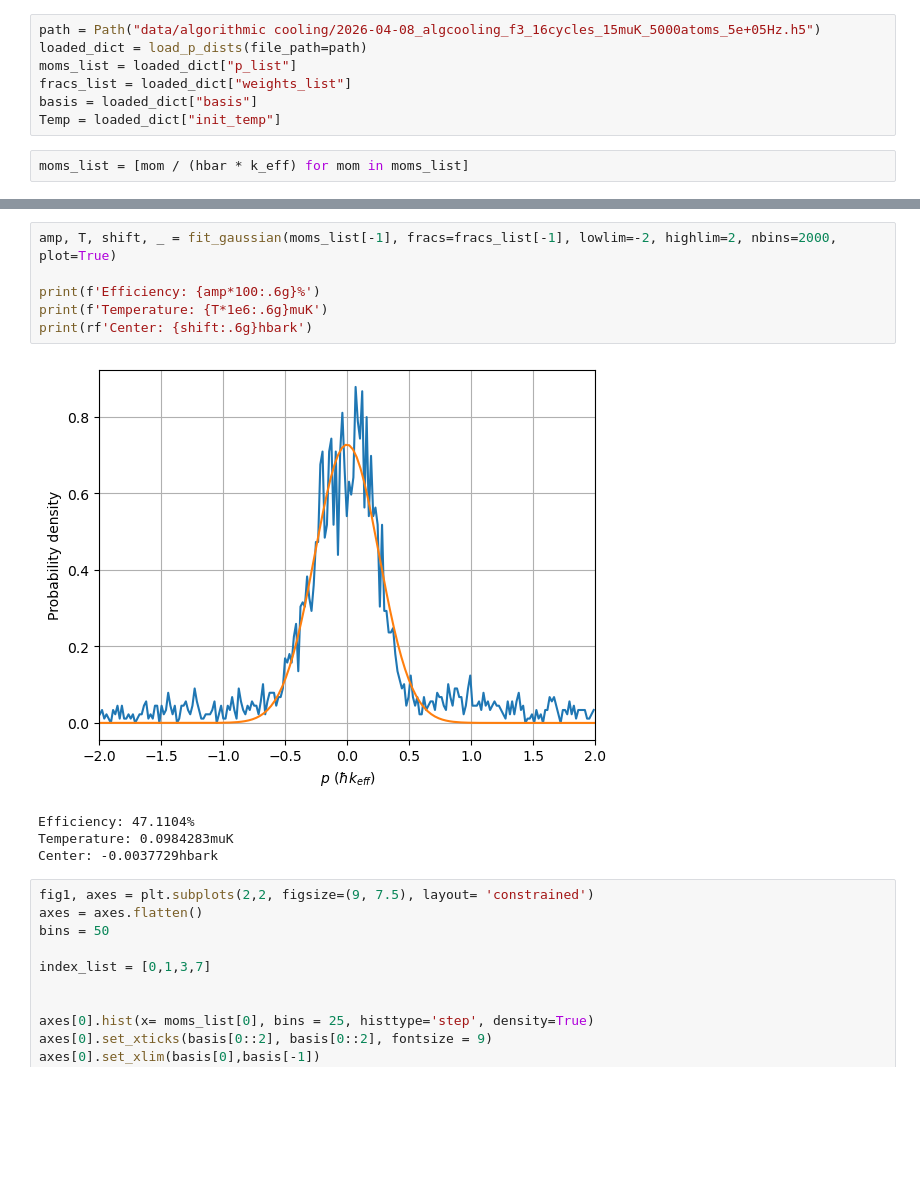
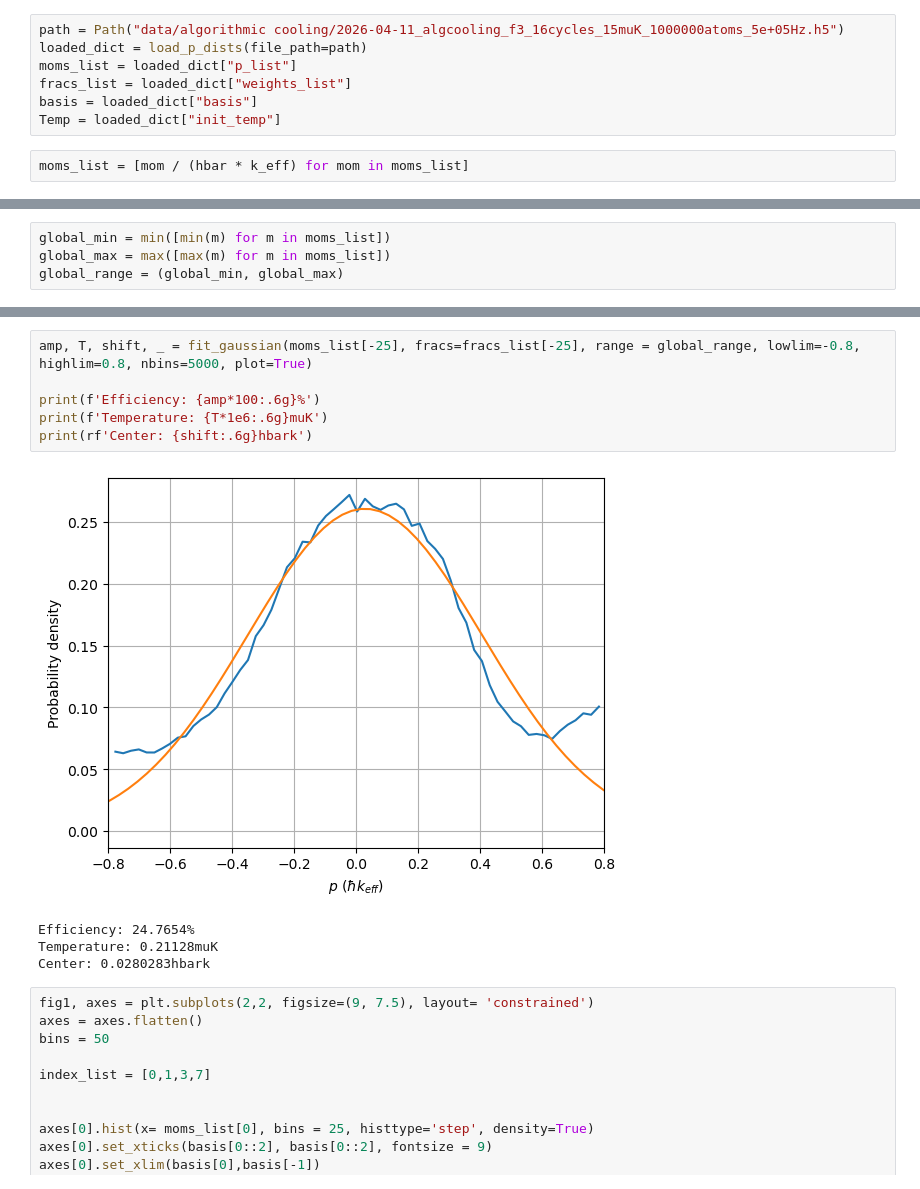
Before and after one commit to tr2g20/simulations, a Jupyter notebook: alg_cooling_2.ipynb, the cells around one changed output, grey strips where cells are left out. Saved outputs shown, nothing was run; the diff lists cells and outputs as text; blank space fills up the shorter version.

```diff
--- a/alg_cooling_2.ipynb
+++ b/alg_cooling_2.ipynb
@@ -64,7 +64,7 @@ moms_list, fracs_list, _ = simulate_alg_cooling_custom(basis=basis, sequence=RR3
                                                         # save_dir='data/algorithmic cooling',
                                                         )
 # %%
-path = Path("data/algorithmic cooling/2026-04-08_algcooling_f3_16cycles_15muK_5000atoms_5e+05Hz.h5")
+path = Path("data/algorithmic cooling/2026-04-11_algcooling_f3_16cycles_15muK_1000000atoms_5e+05Hz.h5")
 loaded_dict = load_p_dists(file_path=path)
 moms_list = loaded_dict["p_list"]
 fracs_list = loaded_dict["weights_list"]
@@ -88,0 +89,4 @@ plot_coolingcycles_22(moms_list=moms_list, fracs_list=fracs_list, basis=basis, c
+# %%
+global_min = min([min(m) for m in moms_list])
+global_max = max([max(m) for m in moms_list])
+global_range = (global_min, global_max)
@@ -119,14 +153,14 @@ Text(0.5, 0.01, 'Momentum ($\\hbar k_{eff}$)')
 # %%
-amp, T, shift, _ = fit_gaussian(moms_list[-1], fracs=fracs_list[-1], lowlim=-2, highlim=2, nbins=2000, plot=True)
+amp, T, shift, _ = fit_gaussian(moms_list[-25], fracs=fracs_list[-25], range = global_range, lowlim=-0.8, highlim=0.8, nbins=5000, plot=True)
 
 print(f'Efficiency: {amp*100:.6g}%')
 print(f'Temperature: {T*1e6:.6g}muK')
 print(rf'Center: {shift:.6g}hbark')
 # %% [output]
-[figure, old version]
+[figure, new version]
-Efficiency: 47.1104%
-Temperature: 0.0984283muK
-Center: -0.0037729hbark
+Efficiency: 24.7654%
+Temperature: 0.21128muK
+Center: 0.0280283hbark
 # %%
 fig1, axes = plt.subplots(2,2, figsize=(9, 7.5), layout= 'constrained')
 axes = axes.flatten()
```
Also changed, not shown: parts of 6 cells of this notebook, 6 other files.
